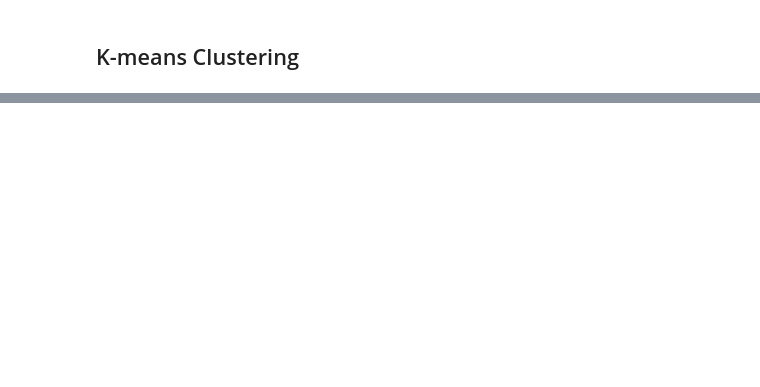
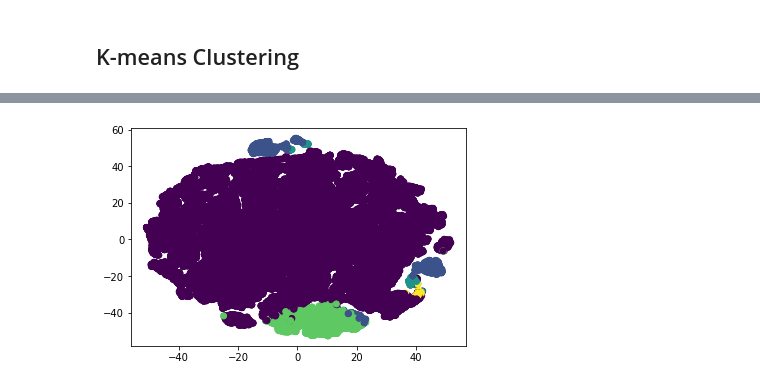
Before and after one commit to veysiadn/CO2-Excavators, a Jupyter notebook: initial-analysis.ipynb, the cells around one changed output, grey strips where cells are left out. Cells and saved outputs as stored; diff of their text form; code cells hidden in the pictures; blank space fills up the shorter version.

```diff
--- a/initial-analysis.ipynb
+++ b/initial-analysis.ipynb
@@ -253,0 +284,5 @@ KeyboardInterrupt:
+# %%
+plt.scatter(x_axis, y_axis, c=all_predictions)
+plt.show()
+# %% [output]
+[figure, added]
```
Also changed, not shown: parts of 11 cells of this notebook.
